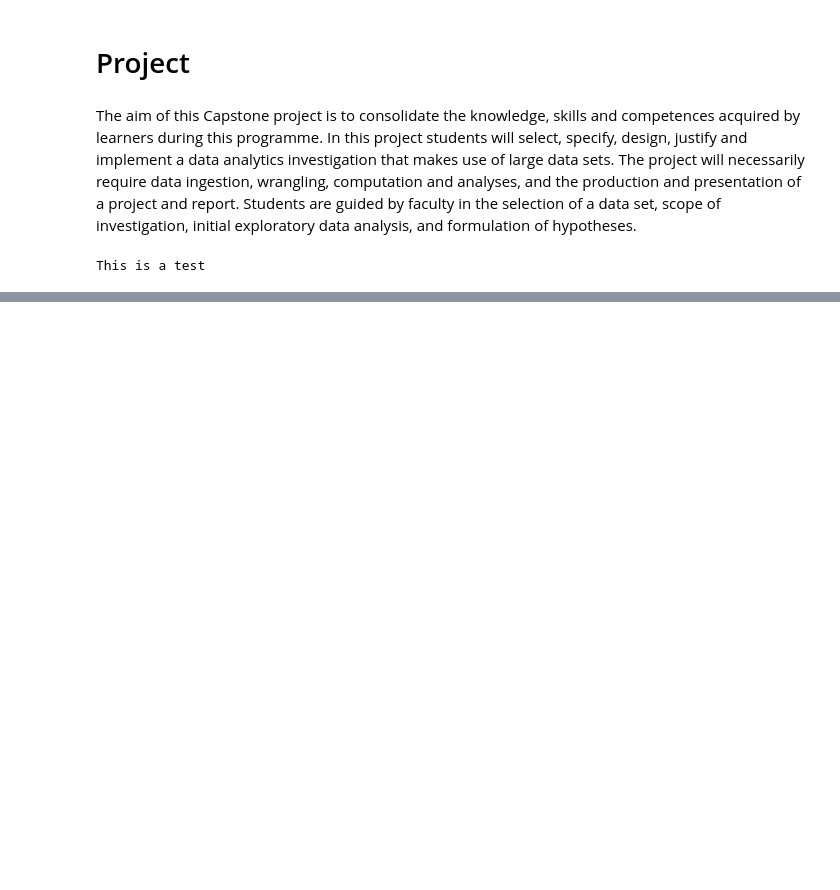
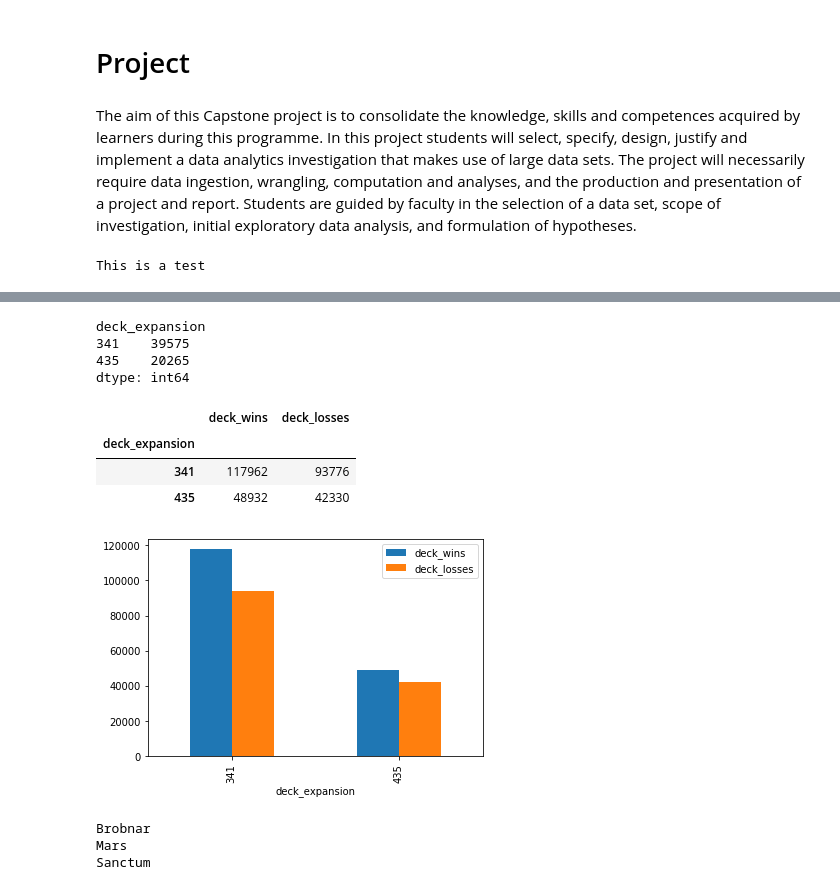
Before and after one commit to barrysheppard/B8IT110-Project, a Jupyter notebook: main.ipynb, the cells around one changed output, grey strips where cells are left out. Cells and saved outputs as stored; diff of their text form; code cells hidden in the pictures; blank space fills up the shorter version.

```diff
--- a/main.ipynb
+++ b/main.ipynb
@@ -72,0 +144,2 @@ print(deck_df.iloc[0]['deck_list_names'])
+# %%
+new_deck_df = pd.read_csv("Winning_Decks.csv")
@@ -72,0 +320,3 @@ print(deck_df.iloc[0]['deck_list_names'])
+# %%
+decks = new_deck_df[['deck_wins','deck_losses','deck_expansion']]
+decks.head()
@@ -72,0 +330,30 @@ print(deck_df.iloc[0]['deck_list_names'])
+# %%
+deck_exp = decks.groupby('deck_expansion')
+deck_exp.size()
+# %% [output]
+deck_expansion
+341    39575
+435    20265
+dtype: int64
+# %%
+deck_exp_totals = deck_exp.sum()
+deck_exp_totals.head()
+# %% [output]
+|  | deck_wins | deck_losses |
+| deck_expansion |  |  |
+| 341 | 117962 | 93776 |
+| 435 | 48932 | 42330 |
+# %%
+my_plot = deck_exp_totals.plot(kind='bar')
+# %% [output]
+[figure, added]
+# %%
+house_length = len(new_deck_df.loc[2]['houses'])
+houses = new_deck_df.loc[2]['houses'][2:house_length-2].split("', '")
+print(houses[0])
+print(houses[1])
+print(houses[2])
+# %% [output]
+Brobnar
+Mars
+Sanctum
```
Also changed, not shown: parts of 46 cells of this notebook, 3 other files.
